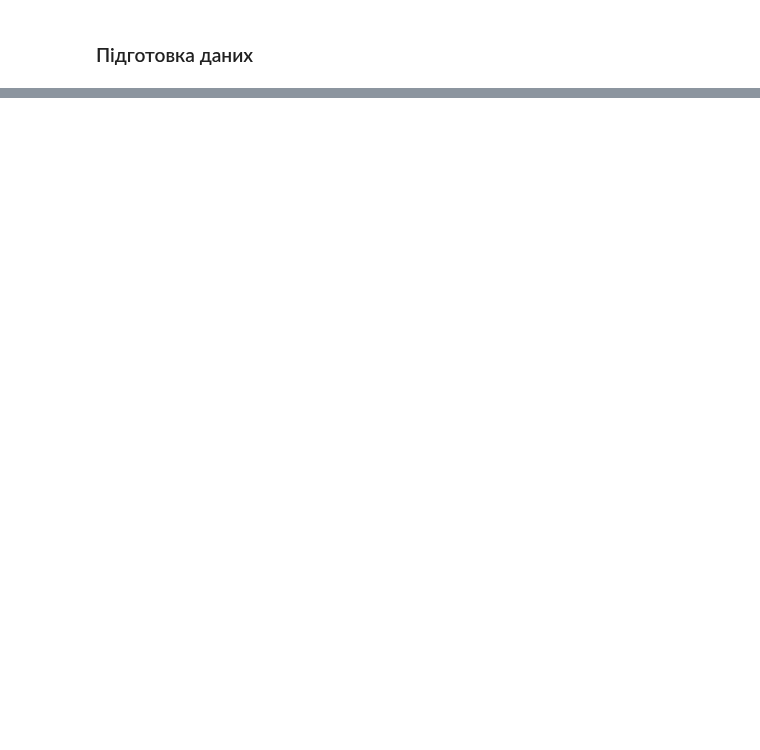
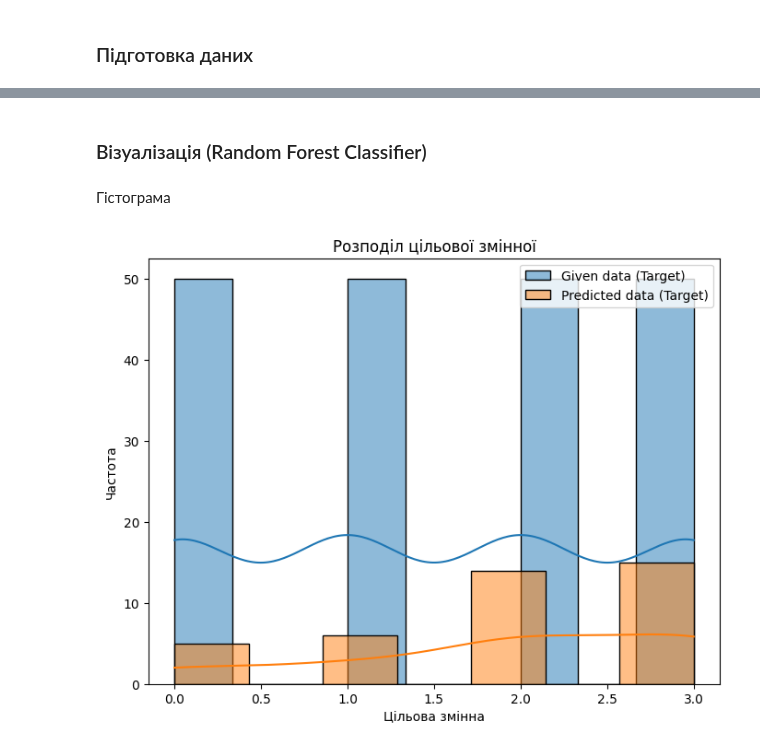
Before and after one commit to AnnaIvn/ml2023, a Jupyter notebook: Practices/Practice4/practice4.ipynb, the cells around one changed output, grey strips where cells are left out. Cells and saved outputs as stored; diff of their text form; code cells hidden in the pictures; blank space fills up the shorter version.

```diff
--- a/Practices/Practice4/practice4.ipynb
+++ b/Practices/Practice4/practice4.ipynb
@@ -272,0 +300,3 @@ Text(0.5, 1.0, 'Графік логістичної регресії')
+# %%
+# Завантаження даних
+data = pd.read_csv('multiclass_dataset.csv')
@@ -272,0 +334,6 @@ Text(0.5, 1.0, 'Графік логістичної регресії')
+# %%
+# Вибір цільової змінної (відгуку) та предикторів
+np.random.seed(42)
+
+X = data.drop(['Target'], axis=1)
+y = data['Target']
@@ -272,0 +386,16 @@ Text(0.5, 1.0, 'Графік логістичної регресії')
+# %%
+# Розділення на навчальний та тестовий набори
+X_train, X_test, y_train, y_test = train_test_split(X, y, test_size=0.2, random_state=42)
+# %%
+# 1. RandomForestClassifier
+rf_classifier = RandomForestClassifier(n_estimators=100, max_depth=3, random_state=42)
+rf_classifier.fit(X_train, y_train)
+rf_pred = rf_classifier.predict(X_test)
+
+# Оцінка ефективності RandomForestClassifier
+print("---RandomForestClassifier Results:---")
+print("\nAccuracy:", accuracy_score(y_test, rf_pred)*100, "%")
+print("\nClassification Report:")
+print(classification_report(y_test, rf_pred))
+print("Confusion Matrix:")
+print(confusion_matrix(y_test, rf_pred))
@@ -272,0 +482,16 @@ Text(0.5, 1.0, 'Графік логістичної регресії')
+# %% [markdown]
+### Візуалізація (Random Forest Classifier)
+# %% [markdown]
+Гістограма
+# %%
+# Візуалізація розподілу цільової змінної (target)
+plt.figure(figsize=(8, 6))
+sns.histplot(data['Target'] , kde=True, label='Given data (Target)')
+sns.histplot(rf_pred, kde=True, label='Predicted data (Target)')
+plt.xlabel('Цільова змінна')
+plt.ylabel('Частота')
+plt.title('Розподіл цільової змінної')
+plt.legend()
+plt.show()
+# %% [output]
+[figure, added]
```
Also changed, not shown: parts of 22 cells of this notebook.
